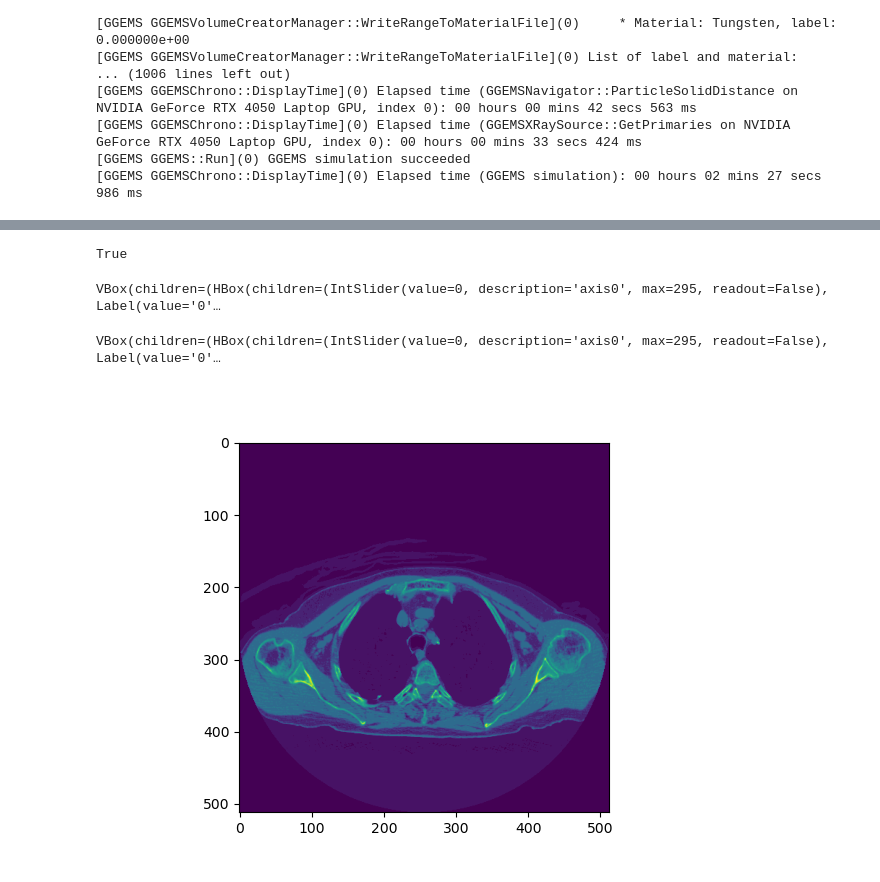
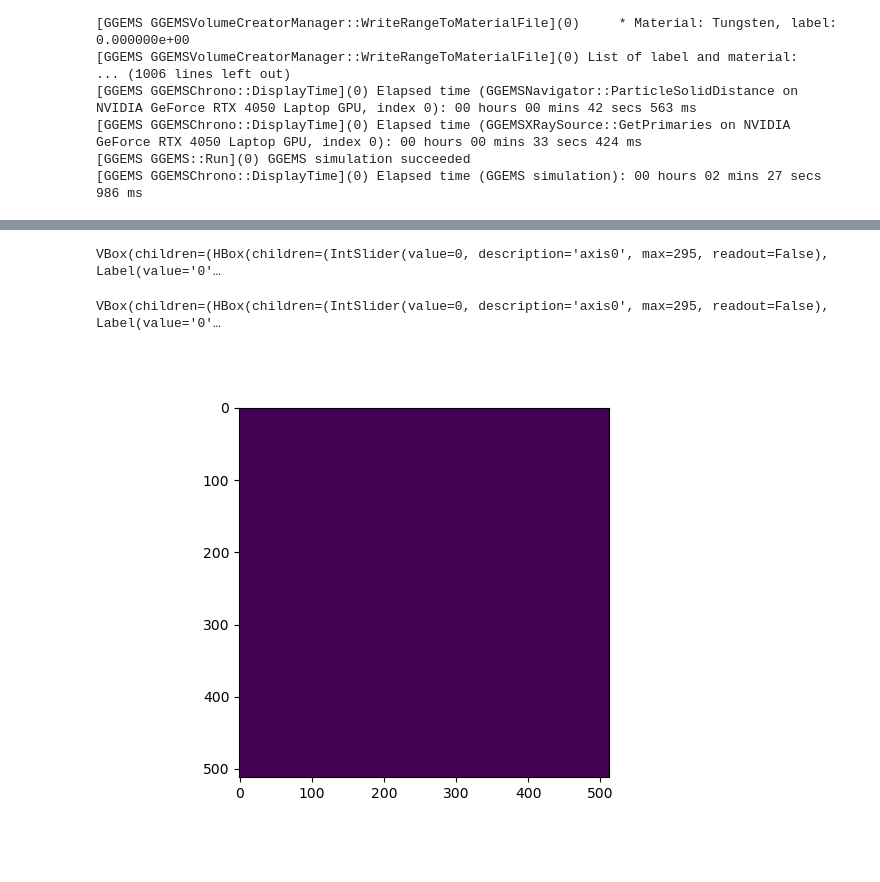
Before and after one commit to jerichooconnell/work-dfci, a Jupyter notebook: 3-jupyter_notebooks_patient/11-initial_patient_redo/2-simulate_from_patient.ipynb, the cells around one changed output, grey strips where cells are left out. Cells and saved outputs as stored; diff of their text form; code cells hidden in the pictures.

```diff
--- a/3-jupyter_notebooks_patient/11-initial_patient_redo/2-simulate_from_patient.ipynb
+++ b/3-jupyter_notebooks_patient/11-initial_patient_redo/2-simulate_from_patient.ipynb
@@ -123,2 +140,8 @@ phantom.run_fastcat(1e10,2)
 # %%
 phantom.correct_intensity(ml=False,crop=40)
+# %%
+fits = np.load('/home/jericho/1-Workspace/3-jupyter_notebooks_patient/7-bhc/fits.npy')
+# %%
+phantom.sim_angles = np.linspace(0,2*np.pi,45)
+phantom.interpolate_ggems_scatter()
+phantom.calc_gecco_projections(scat_weight=2) # Creates the gecco projections
@@ -125,3 +155,7 @@ phantom.correct_intensity(ml=False,crop=40)
+# %%
+for i in range(phantom.gecco_projections.shape[2]):
+    p = np.poly1d(fits[i])
+    phantom.gecco_projections[:,:,i] = p(phantom.gecco_projections[:,:,i])
 # %%
 import matplotlib.pyplot as plt
 
@@ -174,4 +207,0 @@ plt.plot(np.mean(phantom.flood_field,axis=0))
-# %%
-phantom.nparticles == phantom.nphotons_sim
-# %% [output]
-True
@@ -178,9 +210,11 @@ True
+# %%
+phantom.sim_angles = np.linspace(0,2*np.pi,45)
 # %%
 import mpl_interactions as pli
 
 plt.figure()
-pli.hyperslicer(phantom.phantom)
+pli.hyperslicer(phantom.img)
 # %% [output]
 VBox(children=(HBox(children=(IntSlider(value=0, description='axis0', max=295, readout=False), Label(value='0'…
 VBox(children=(HBox(children=(IntSlider(value=0, description='axis0', max=295, readout=False), Label(value='0'…
-[figure, old version]
+[figure, new version]
```
Also changed, not shown: parts of 18 cells of this notebook, 9 other files.
